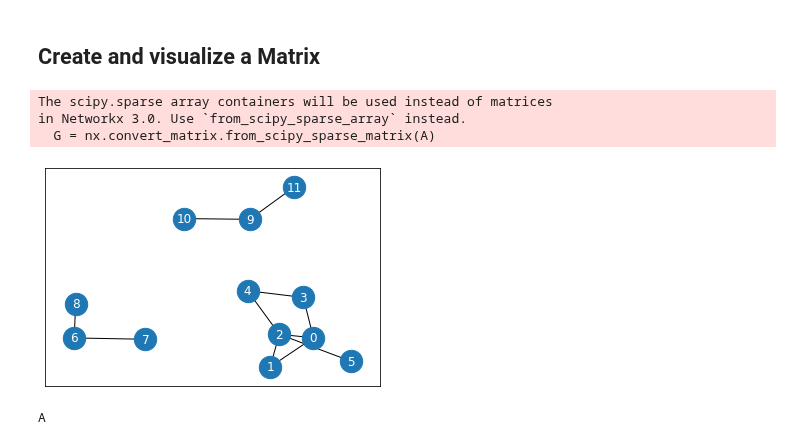
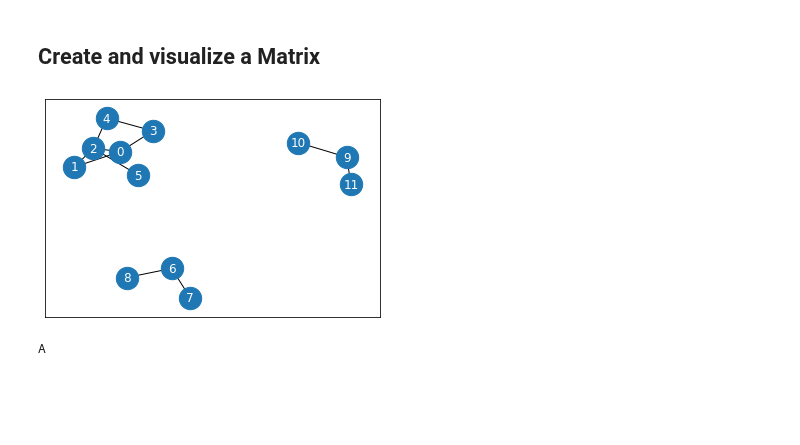
Before and after one commit to python-graphblas/python-graphblas, a Jupyter notebook: notebooks/Connected Components -- FastSV.ipynb, the cells around one changed output. Cells and saved outputs as stored; diff of their text form; code cells hidden in the pictures; blank space fills up the shorter version.

Commit message:
`{to,from}_scipy_sparse` array (#260)
* Use scipy.sparse array, not matrix, and also make faster

* Use scipy.sparse array instead of matrix more places.

* Coverage (and fixes)

```diff
--- a/notebooks/Connected Components -- FastSV.ipynb
+++ b/notebooks/Connected Components -- FastSV.ipynb
@@ -24,17 +24,14 @@ row_col = np.array(
 rows, cols = row_col
 data = np.full_like(rows, fill_value=1)
 # %%
-A = coo_matrix((data, (rows, cols)), shape=(12, 12)).tolil()
+A = coo_array((data, (rows, cols)), shape=(12, 12)).tolil()
 A[cols, rows] = A[rows, cols]  # symmetrize matrix
 A = A.tocoo()
 # %%
 # Draw A using spring layout which may even reveal the connected components
-G = nx.convert_matrix.from_scipy_sparse_matrix(A)
+G = nx.convert_matrix.from_scipy_sparse_array(A)
 layout = nx.drawing.layout.spring_layout(G, k=0.6, scale=1, threshold=1e-10)
 nx.draw_networkx(G, with_labels=True, node_size=500, font_color="w", pos=layout)
 # %% [output]
-The scipy.sparse array containers will be used instead of matrices
-in Networkx 3.0. Use `from_scipy_sparse_array` instead.
-  G = nx.convert_matrix.from_scipy_sparse_matrix(A)
-[figure, old version]
+[figure, new version]
 # %%
```
Also changed, not shown: parts of 11 cells of this notebook, 6 other files.
